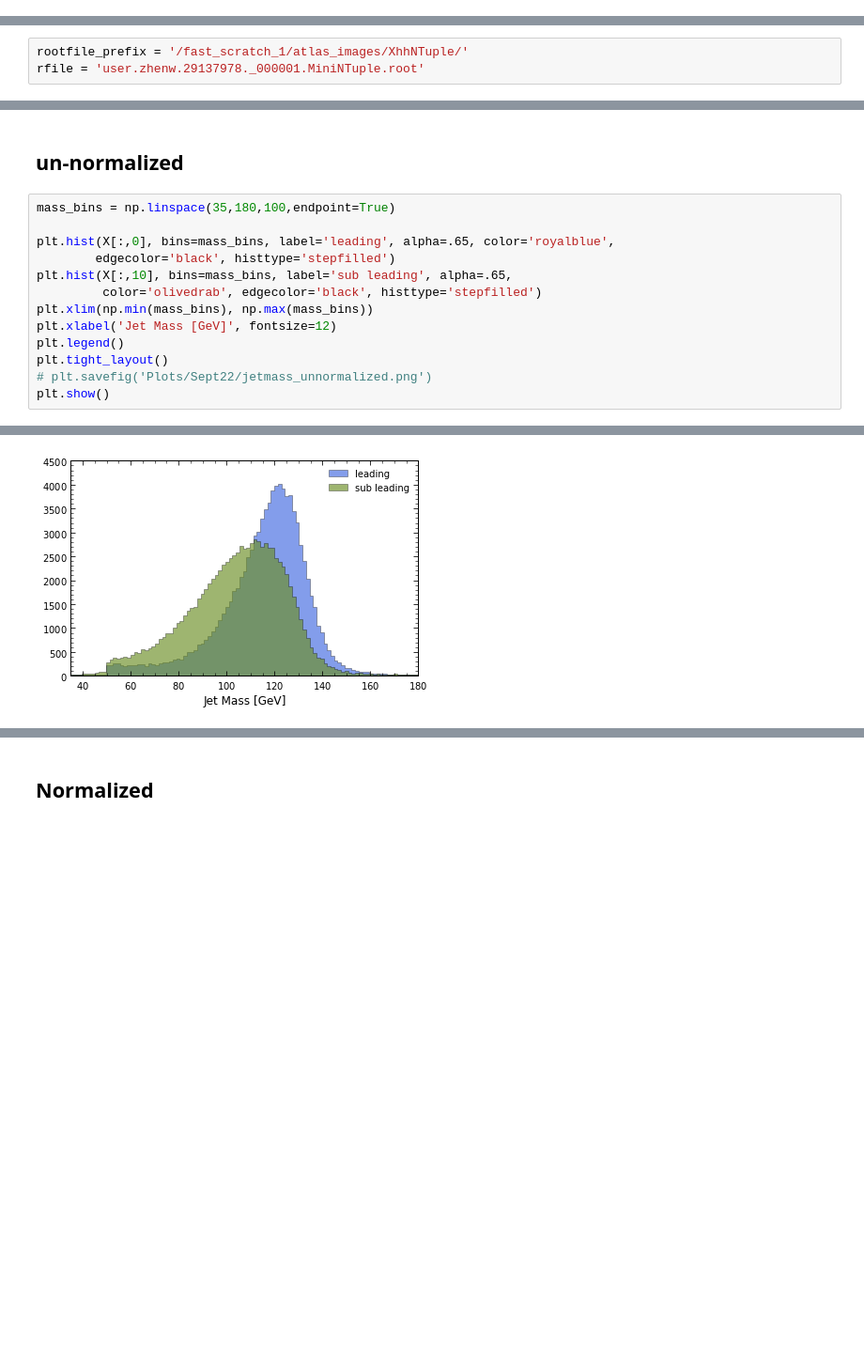
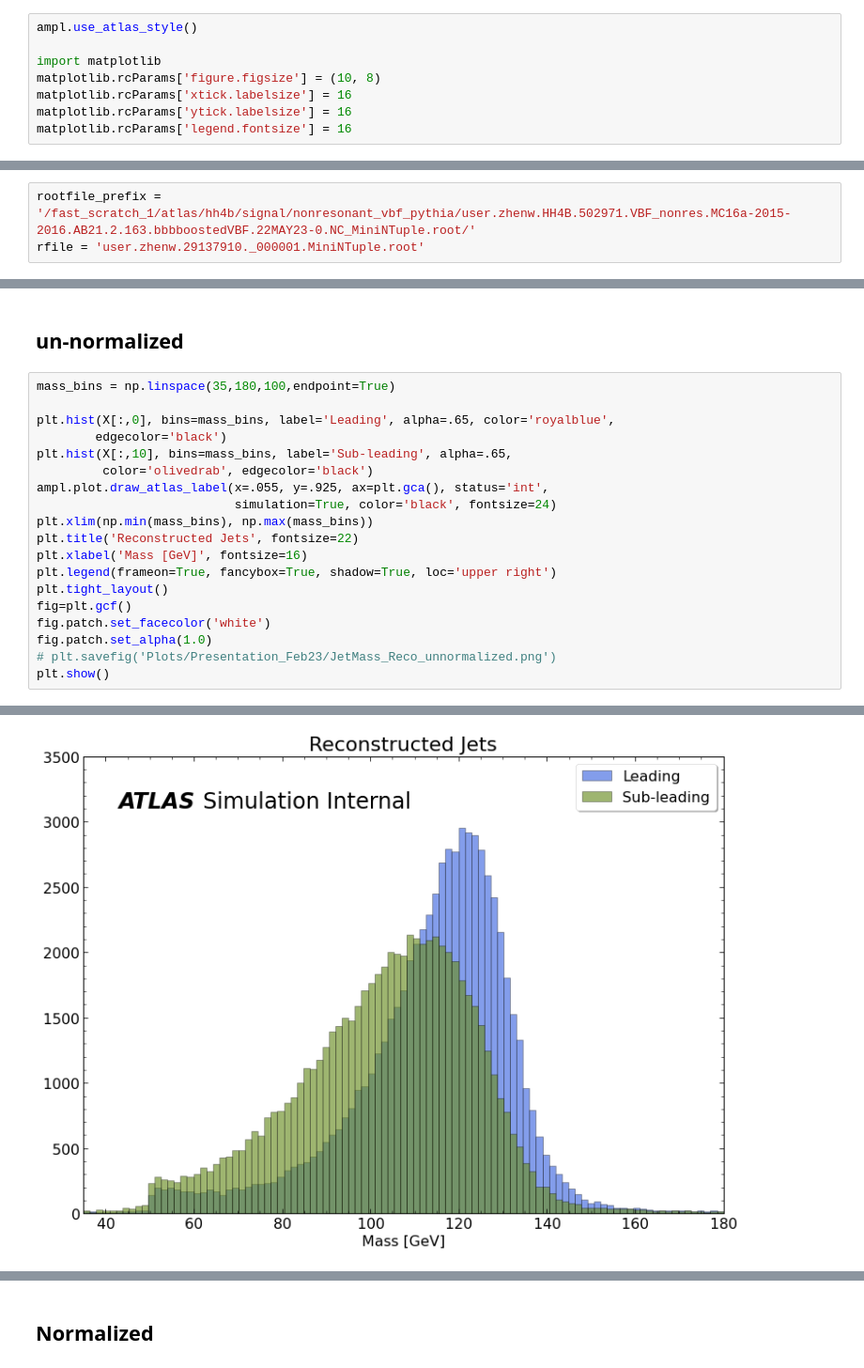
Before and after one commit to russbate42/HH4B_Mass_Regression, a Jupyter notebook: mass_regression/mass_regression.ipynb, the cells around one changed output, grey strips where cells are left out. Shown at 94% size. Drawn from its saved outputs; the diff is of its cells as text; blank space fills up the shorter version.

```diff
--- a/mass_regression/mass_regression.ipynb
+++ b/mass_regression/mass_regression.ipynb
@@ -19,8 +26,16 @@ Awkward version: 1.8.0
+# %%
+ampl.use_atlas_style()
+
+import matplotlib
+matplotlib.rcParams['figure.figsize'] = (10, 8)
+matplotlib.rcParams['xtick.labelsize'] = 16
+matplotlib.rcParams['ytick.labelsize'] = 16
+matplotlib.rcParams['legend.fontsize'] = 16
 # %% [markdown]
 ## Uproot files
 # %%
-rootfile_prefix = '/fast_scratch_1/atlas_images/XhhNTuple/'
-rfile = 'user.zhenw.29137978._000001.MiniNTuple.root'
+rootfile_prefix = '/fast_scratch_1/atlas/hh4b/signal/nonresonant_vbf_pythia/user.zhenw.HH4B.502971.VBF_nonres.MC16a-2015-2016.AB21.2.163.bbbboostedVBF.22MAY23-0.NC_MiniNTuple.root/'
+rfile = 'user.zhenw.29137910._000001.MiniNTuple.root'
 # %%
 uprooted = ur.open(rootfile_prefix+rfile)
 uprooted.keys()
@@ -296,14 +309,20 @@ _________________________________________________________________
 # %%
 mass_bins = np.linspace(35,180,100,endpoint=True)
 
-plt.hist(X[:,0], bins=mass_bins, label='leading', alpha=.65, color='royalblue',
-        edgecolor='black', histtype='stepfilled')
-plt.hist(X[:,10], bins=mass_bins, label='sub leading', alpha=.65,
-         color='olivedrab', edgecolor='black', histtype='stepfilled')
+plt.hist(X[:,0], bins=mass_bins, label='Leading', alpha=.65, color='royalblue',
+        edgecolor='black')
+plt.hist(X[:,10], bins=mass_bins, label='Sub-leading', alpha=.65,
+         color='olivedrab', edgecolor='black')
+ampl.plot.draw_atlas_label(x=.055, y=.925, ax=plt.gca(), status='int',
+                           simulation=True, color='black', fontsize=24)
 plt.xlim(np.min(mass_bins), np.max(mass_bins))
-plt.xlabel('Jet Mass [GeV]', fontsize=12)
-plt.legend()
+plt.title('Reconstructed Jets', fontsize=22)
+plt.xlabel('Mass [GeV]', fontsize=16)
+plt.legend(frameon=True, fancybox=True, shadow=True, loc='upper right')
 plt.tight_layout()
-# plt.savefig('Plots/Sept22/jetmass_unnormalized.png')
+fig=plt.gcf()
+fig.patch.set_facecolor('white')
+fig.patch.set_alpha(1.0)
+# plt.savefig('Plots/Presentation_Feb23/JetMass_Reco_unnormalized.png')
 plt.show()
 # %% [output]
@@ -314,2 +329,2 @@ findfont: Generic family 'sans-serif' not found because none of the following fa
-[figure, old version]
+[figure, new version]
 # %%
```
Also changed, not shown: parts of 47 cells of this notebook, 6 other files.
